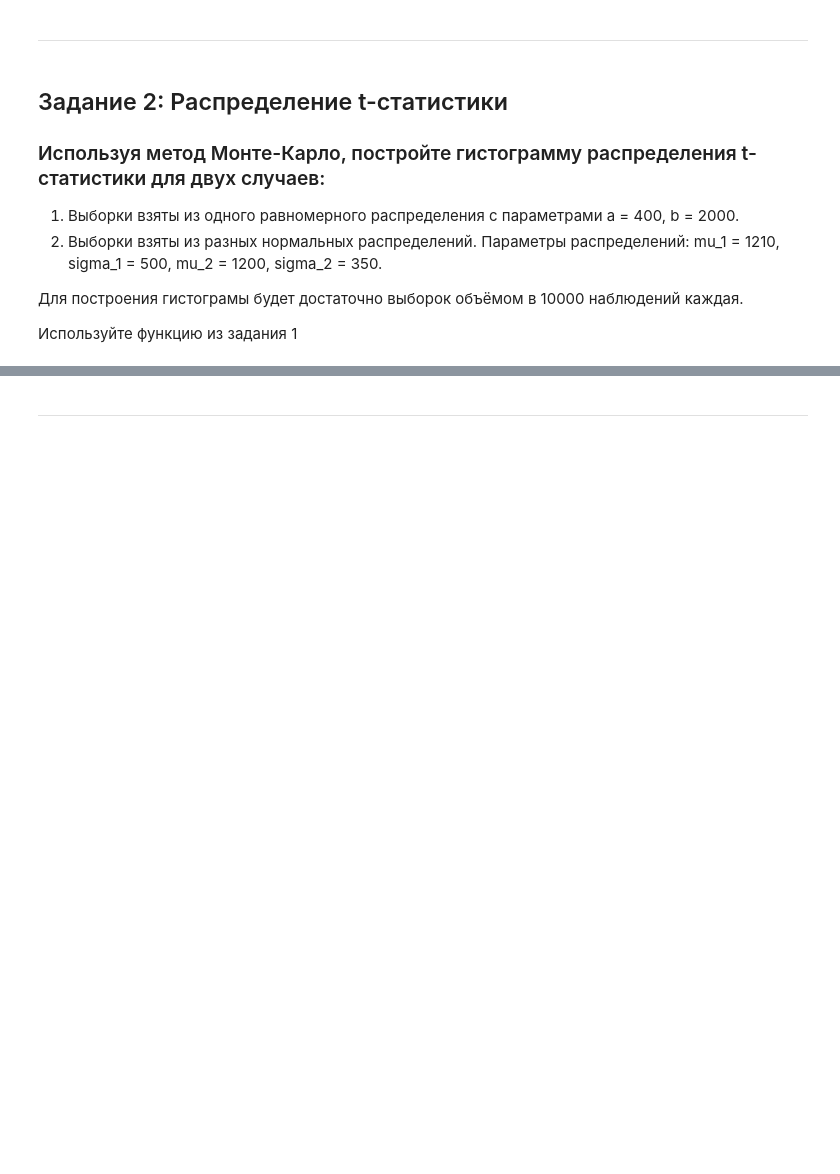
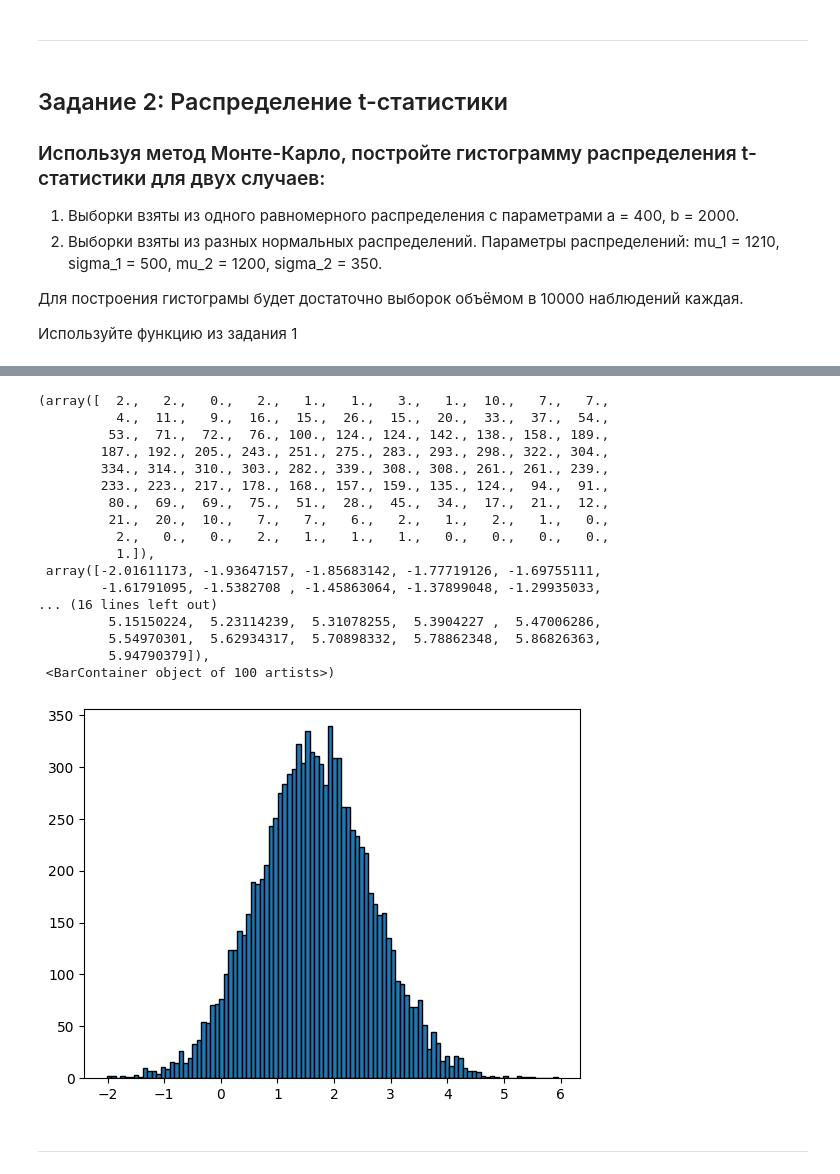
Before and after one commit to Yukkitsune/TBank-Analytics, a Jupyter notebook: Probability theory and mathematical statistics/homework2_statistics.ipynb, the cells around one changed output, grey strips where cells are left out. Saved outputs shown, nothing was run; the diff lists cells and outputs as text; code cells hidden in the pictures; blank space fills up the shorter version.

```diff
--- a/Probability theory and mathematical statistics/homework2_statistics.ipynb
+++ b/Probability theory and mathematical statistics/homework2_statistics.ipynb
@@ -29,3 +95,38 @@ ___
+# %%
+def normal_monte_carlo_2_samples(mu_1:int, sigma_1:int, mu_2:int, sigma_2:int, size:int, iterations:int) -> List:
+  t_statistics = []
+  for _ in range(iterations):
+    x1 = np.random.normal(loc=mu_1, scale=sigma_1, size=size)
+    x2 = np.random.normal(loc=mu_2, scale=sigma_2, size=size)
+    t_statistics.append(welchs_test(x1, x2))
+  return t_statistics
+# %%
+mu_1, sigma_1 = 1210, 500
+mu_2, sigma_2 = 1200, 350
+size = 10000
+iterations = 10000
+t_statistics_normal = normal_monte_carlo_2_samples(mu_1=mu_1, sigma_1=sigma_1, mu_2=mu_2, sigma_2=sigma_2, size=size, iterations=iterations)
+# %%
+plt.hist(t_statistics_normal, bins=100, edgecolor='black')
+# %% [output]
+(array([  2.,   2.,   0.,   2.,   1.,   1.,   3.,   1.,  10.,   7.,   7.,
+          4.,  11.,   9.,  16.,  15.,  26.,  15.,  20.,  33.,  37.,  54.,
+         53.,  71.,  72.,  76., 100., 124., 124., 142., 138., 158., 189.,
+        187., 192., 205., 243., 251., 275., 283., 293., 298., 322., 304.,
+        334., 314., 310., 303., 282., 339., 308., 308., 261., 261., 239.,
+        233., 223., 217., 178., 168., 157., 159., 135., 124.,  94.,  91.,
+         80.,  69.,  69.,  75.,  51.,  28.,  45.,  34.,  17.,  21.,  12.,
+         21.,  20.,  10.,   7.,   7.,   6.,   2.,   1.,   2.,   1.,   0.,
+          2.,   0.,   0.,   2.,   1.,   1.,   1.,   0.,   0.,   0.,   0.,
+          1.]),
+ array([-2.01611173, -1.93647157, -1.85683142, -1.77719126, -1.69755111,
+        -1.61791095, -1.5382708 , -1.45863064, -1.37899048, -1.29935033,
+... (16 lines left out)
+         5.15150224,  5.23114239,  5.31078255,  5.3904227 ,  5.47006286,
+         5.54970301,  5.62934317,  5.70898332,  5.78862348,  5.86826363,
+         5.94790379]),
+ <BarContainer object of 100 artists>)
+[figure, added]
 # %% [markdown]
 ___
 # %% [markdown]
```
Also changed, not shown: parts of 16 cells of this notebook.
